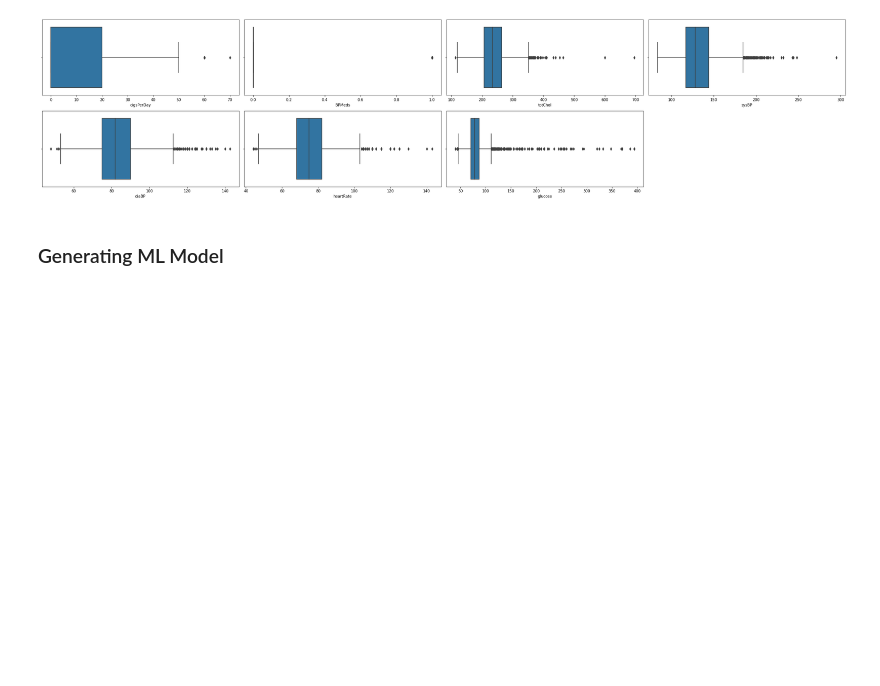
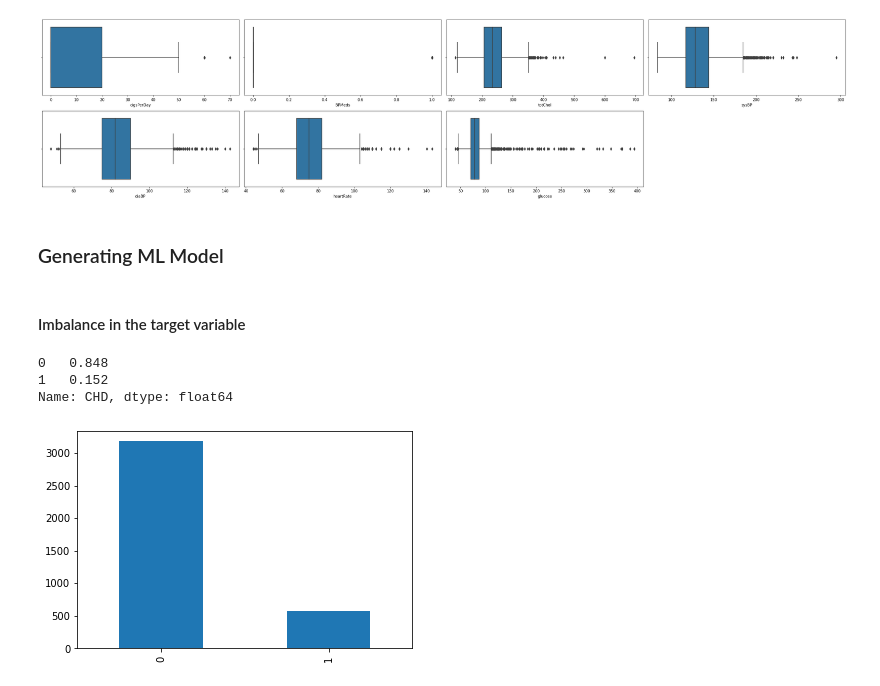
Before and after one commit to dine18/Dissertation-Project, a Jupyter notebook: HDP/HDPML.ipynb, the cells around one changed output. Saved outputs shown, nothing was run; the diff lists cells and outputs as text; code cells hidden in the pictures; blank space fills up the shorter version.

```diff
--- a/HDP/HDPML.ipynb
+++ b/HDP/HDPML.ipynb
@@ -441,3 +441,18 @@ plt.tight_layout()
 [figure]
 # %% [markdown]
 ### Generating ML Model
+# %% [markdown]
+#### Imbalance in the target variable
+# %%
+# Distribution in the target variable
+df_fhs['CHD'].value_counts(normalize=True)
+# %% [output]
+0   0.848
+1   0.152
+Name: CHD, dtype: float64
+# %%
+#Visualizing the distribution of the traget variable
+df_fhs['CHD'].value_counts().plot(kind='bar')
+plt.show()
+# %% [output]
+[figure, added]
```
Also changed, not shown: parts of 4 cells of this notebook.
